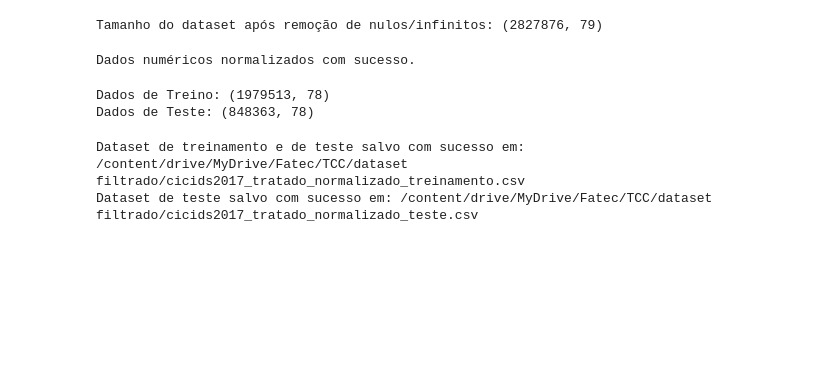
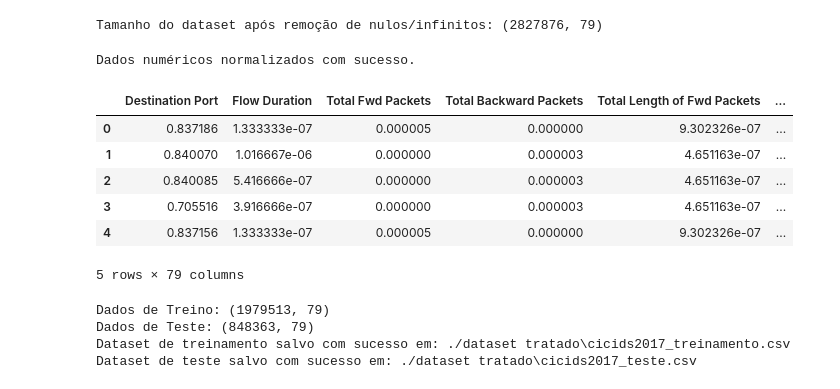
Before and after one commit to dubortoto/Laboratorio-TCC, a Jupyter notebook: Tratamento de Dados.ipynb, the cells around one changed output. Cells and saved outputs as stored; diff of their text form; code cells hidden in the pictures; blank space fills up the shorter version.

```diff
--- a/Tratamento de Dados.ipynb
+++ b/Tratamento de Dados.ipynb
@@ -66,16 +61,29 @@ y = df[' Label']
 # %%
+from sklearn.preprocessing import MinMaxScaler
+
+# Separando a variável alvo (Label) dos dados de tráfego
+label = df['Label']
+df = df.drop('Label', axis=1)
+
 # Aplicação da escala Min-Max conforme exigido para convergência da Rede Neural
 scaler = MinMaxScaler()
-X_scaled = scaler.fit_transform(X)
+df = pd.DataFrame(
+    scaler.fit_transform(df),
+    columns=df.columns,
+    index=df.index
+)
+
+# Readicionando a coluna 'Label' ao DataFrame tratado
+df['Label'] = label.values
 
 print("Dados numéricos normalizados com sucesso.")
+display(df.head())
 # %% [output]
 Dados numéricos normalizados com sucesso.
+|  | Destination Port | Flow Duration | Total Fwd Packets | Total Backward Packets | Total Length of Fwd Packets | ... |
+| 0 | 0.837186 | 1.333333e-07 | 0.000005 | 0.000000 | 9.302326e-07 | ... |
+| 1 | 0.840070 | 1.016667e-06 | 0.000000 | 0.000003 | 4.651163e-07 | ... |
+| 2 | 0.840085 | 5.416666e-07 | 0.000000 | 0.000003 | 4.651163e-07 | ... |
+| 3 | 0.705516 | 3.916666e-07 | 0.000000 | 0.000003 | 4.651163e-07 | ... |
+| 4 | 0.837156 | 1.333333e-07 | 0.000005 | 0.000000 | 9.302326e-07 | ... |
+5 rows × 79 columns
-# %%
-X_train, X_test, y_train, y_test = train_test_split(X_scaled, y, test_size=0.3, random_state=42)
-
-print(f"Dados de Treino: {X_train.shape}")
-print(f"Dados de Teste: {X_test.shape}")
-# %% [output]
-Dados de Treino: (1979513, 78)
-Dados de Teste: (848363, 78)
@@ -91,27 +90,26 @@ caminho_nova_pasta = './dataset filtrado'
 # %%
-import os
+from sklearn.model_selection import train_test_split
 
-# 1. Reconstruindo o DataFrame com os dados numéricos normalizados
-df_tratado = pd.DataFrame(X_scaled, columns=X.columns)
-df_test = pd.DataFrame(X_test, columns=X.columns)
+df_treino, df_teste = train_test_split(df, test_size=0.3, random_state=42)
 
-# Readicionando a coluna 'Label' ao DataFrame tratado
-df_tratado[' Label'] = y.values
-df_test[' Label'] = y_test.values
+print(f"Dados de Treino: {df_treino.shape}")
+print(f"Dados de Teste: {df_teste.shape}")
 
 # O comando makedirs cria a pasta "dataset filtrado" caso ela ainda não exista no seu Drive
-os.makedirs(caminho_nova_pasta, exist_ok=True)
+os.makedirs(caminho_pasta_tratado, exist_ok=True)
 
 # 3. Caminho completo do arquivo CSV que será gerado
-caminho_arquivo_treinamento = os.path.join(caminho_nova_pasta, nome_dados_treinamento)
-caminho_arquivo_teste = os.path.join(caminho_nova_pasta, nome_dados_teste)
+caminho_arquivo_treinamento = os.path.join(caminho_pasta_tratado, nome_dados_treinamento)
+caminho_arquivo_teste = os.path.join(caminho_pasta_tratado, nome_dados_teste)
 
 # 4. Exportando o DataFrame para o formato CSV
-df_tratado.to_csv(caminho_arquivo_treinamento, index=False)
-df_test.to_csv(caminho_arquivo_teste, index=False)
+df_treino.to_csv(caminho_arquivo_treinamento, index=False)
+print(f"Dataset de treinamento salvo com sucesso em: {caminho_arquivo_treinamento}")
 
-print(f"Dataset de treinamento salvo com sucesso em: {caminho_arquivo_treinamento}")
+df_teste.to_csv(caminho_arquivo_teste, index=False)
 print(f"Dataset de teste salvo com sucesso em: {caminho_arquivo_teste}")
 # %% [output]
-Dataset de treinamento e de teste salvo com sucesso em: /content/drive/MyDrive/Fatec/TCC/dataset filtrado/cicids2017_tratado_normalizado_treinamento.csv
-Dataset de teste salvo com sucesso em: /content/drive/MyDrive/Fatec/TCC/dataset filtrado/cicids2017_tratado_normalizado_teste.csv
+Dados de Treino: (1979513, 79)
+Dados de Teste: (848363, 79)
+Dataset de treinamento salvo com sucesso em: ./dataset tratado\cicids2017_treinamento.csv
+Dataset de teste salvo com sucesso em: ./dataset tratado\cicids2017_teste.csv
```
Also changed, not shown: parts of 11 cells of this notebook, 2 other files.
